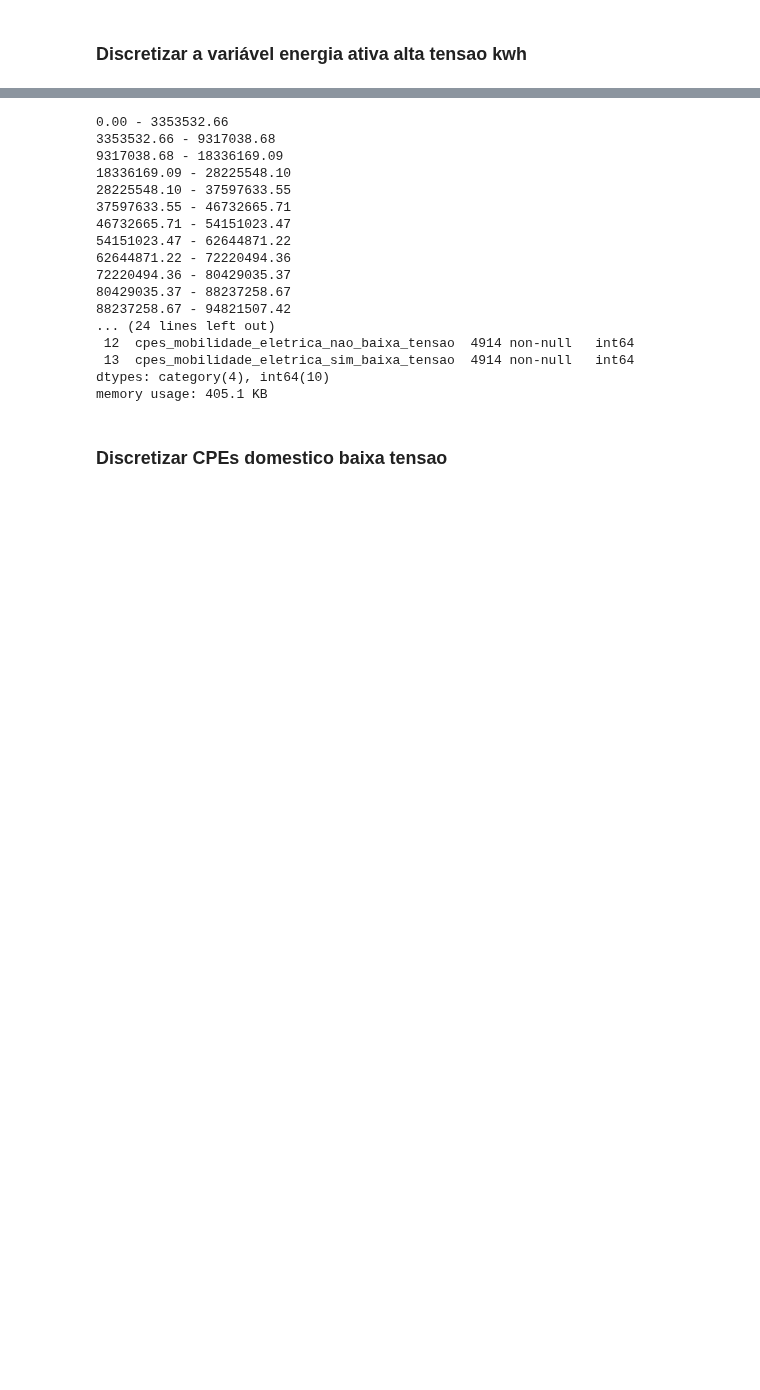
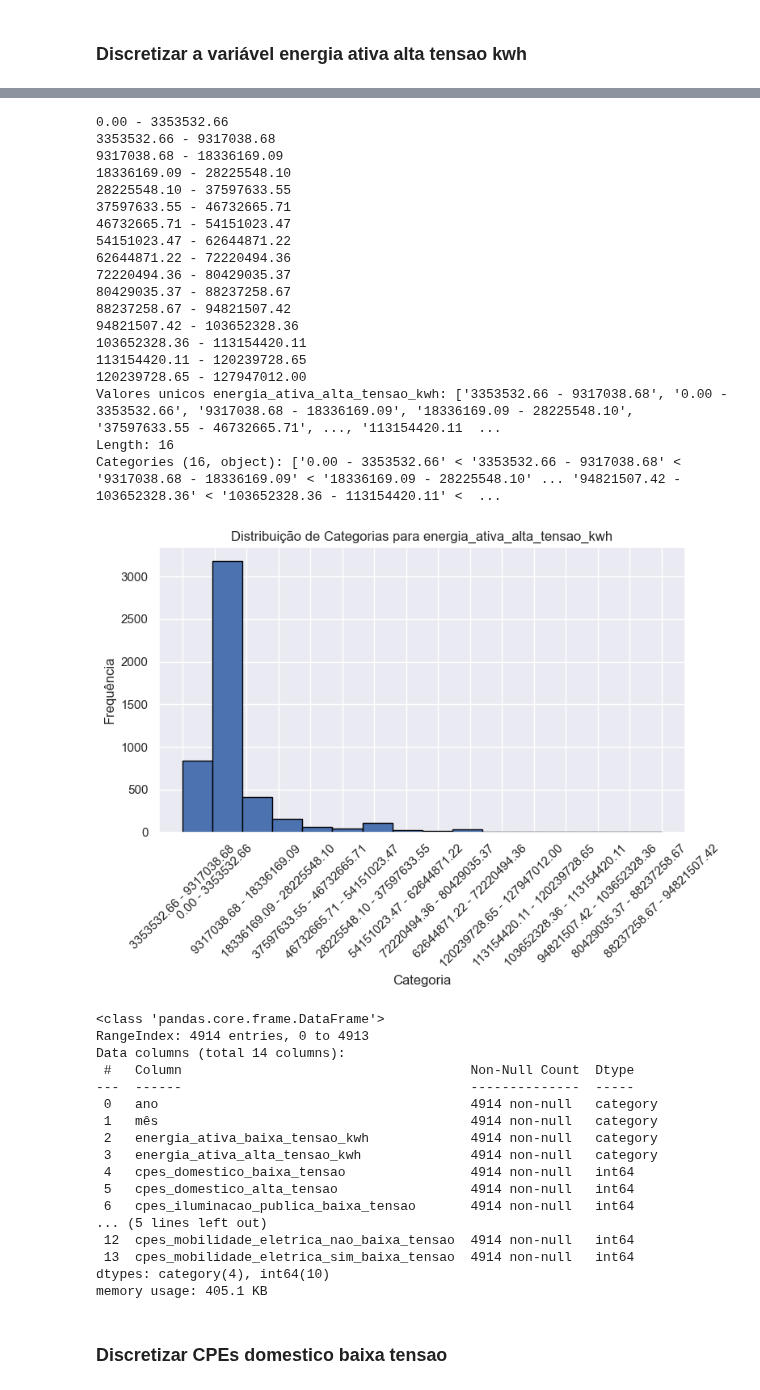
Before and after one commit to kreativermario/Projeto-DECD, a Jupyter notebook: notebooks/data_preparation_categoric.ipynb, the cells around one changed output, grey strips where cells are left out. Cells and saved outputs as stored; diff of their text form; code cells hidden in the pictures; blank space fills up the shorter version.

```diff
--- a/notebooks/data_preparation_categoric.ipynb
+++ b/notebooks/data_preparation_categoric.ipynb
@@ -152,18 +176,17 @@ memory usage: 438.0 KB
 ### Discretizar a variável energia ativa alta tensao kwh
 # %%
 # Parametros
-coluna = "energia_ativa_alta_tensao_kwh"
-energia_ativa_alta = merged_df[coluna]
+coluna_energia_ativa_alta = "energia_ativa_alta_tensao_kwh"
+energia_ativa_alta = merged_df[coluna_energia_ativa_alta]
 num_bins = 16
 
 
-# Criar um binning por percentis com 20 bins
+# Criar um binning
 discretizer = KBinsDiscretizer(n_bins=num_bins, strategy="kmeans", subsample=None)
 
 # Ajustar o discretizador aos dados e transformá-los em bins
 bins = discretizer.fit_transform(energia_ativa_alta.values.reshape(-1, 1))
 
-# Converter a matriz esparsa em uma matriz densa
 bins_dense = bins.toarray()
 
 # Histograma dos bins
@@ -178,43 +201,70 @@ bin_edges = discretizer.bin_edges_[0]
 
 # Criar uma lista de categorias com base nos limites dos intervalos
 categorias = [f'{bin_edges[i]:.2f} - {bin_edges[i+1]:.2f}' for i in range(len(bin_edges)-1)]
 
 # Imprimir as categorias
 for categoria in categorias:
     print(categoria)
 
 # Mapear os valores originais para os intervalos discretizados
-merged_df[coluna] = pd.cut(energia_ativa_alta,
+merged_df[coluna_energia_ativa_alta] = pd.cut(energia_ativa_alta,
                                          bins=discretizer.bin_edges_[0],
                                          labels=categorias,
                                          include_lowest=True)
 
-# Exibir os primeiros registros do DataFrame para verificar as mudanças
-merged_df.head()
-print(f"Valores unicos {coluna}: {merged_df[coluna].unique()}")
+print(f"Valores unicos {coluna_energia_ativa_alta}: {merged_df[coluna_energia_ativa_alta].unique()}")
 
-merged_df
+# Histograma da distribuição das categorias
+plt.figure(figsize=(8, 6))
+plt.hist(merged_df[coluna_energia_ativa_alta], bins=num_bins, edgecolor='black')
+plt.title(f'Distribuição de Categorias para {coluna_energia_ativa_alta}')
+plt.xlabel('Categoria')
+plt.ylabel('Frequência')
+plt.xticks(rotation=45)
+plt.grid(True)
+plt.tight_layout()
+plt.show()
 
 merged_df.info()
 # %% [output]
 [figure]
 0.00 - 3353532.66
 3353532.66 - 9317038.68
 9317038.68 - 18336169.09
 18336169.09 - 28225548.10
 28225548.10 - 37597633.55
 37597633.55 - 46732665.71
 46732665.71 - 54151023.47
 54151023.47 - 62644871.22
 62644871.22 - 72220494.36
 72220494.36 - 80429035.37
 80429035.37 - 88237258.67
 88237258.67 - 94821507.42
-... (24 lines left out)
- 12  cpes_mobilidade_eletrica_nao_baixa_tensao  4914 non-null   int64
- 13  cpes_mobilidade_eletrica_sim_baixa_tensao  4914 non-null   int64
-dtypes: category(4), int64(10)
-memory usage: 405.1 KB
+94821507.42 - 103652328.36
+103652328.36 - 113154420.11
+113154420.11 - 120239728.65
+120239728.65 - 127947012.00
+Valores unicos energia_ativa_alta_tensao_kwh: ['3353532.66 - 9317038.68', '0.00 - 3353532.66', '9317038.68 - 18336169.09', '18336169.09 - 28225548.10', '37597633.55 - 46732665.71', ..., '113154420.11  ...
+Length: 16
+Categories (16, object): ['0.00 - 3353532.66' < '3353532.66 - 9317038.68' < '9317038.68 - 18336169.09' < '18336169.09 - 28225548.10' ... '94821507.42 - 103652328.36' < '103652328.36 - 113154420.11' <  ...
+[figure, added]
+<class 'pandas.core.frame.DataFrame'>
+RangeIndex: 4914 entries, 0 to 4913
+Data columns (total 14 columns):
+ #   Column                                     Non-Null Count  Dtype
+---  ------                                     --------------  -----
+ 0   ano                                        4914 non-null   category
+ 1   mês                                        4914 non-null   category
+ 2   energia_ativa_baixa_tensao_kwh             4914 non-null   category
+ 3   energia_ativa_alta_tensao_kwh              4914 non-null   category
+ 4   cpes_domestico_baixa_tensao                4914 non-null   int64
+ 5   cpes_domestico_alta_tensao                 4914 non-null   int64
+ 6   cpes_iluminacao_publica_baixa_tensao       4914 non-null   int64
+... (5 lines left out)
+ 12  cpes_mobilidade_eletrica_nao_baixa_tensao  4914 non-null   int64
+ 13  cpes_mobilidade_eletrica_sim_baixa_tensao  4914 non-null   int64
+dtypes: category(4), int64(10)
+memory usage: 405.1 KB
 # %% [markdown]
 ### Discretizar CPEs domestico baixa tensao
 # %%
```
Also changed, not shown: parts of 3 cells of this notebook.
